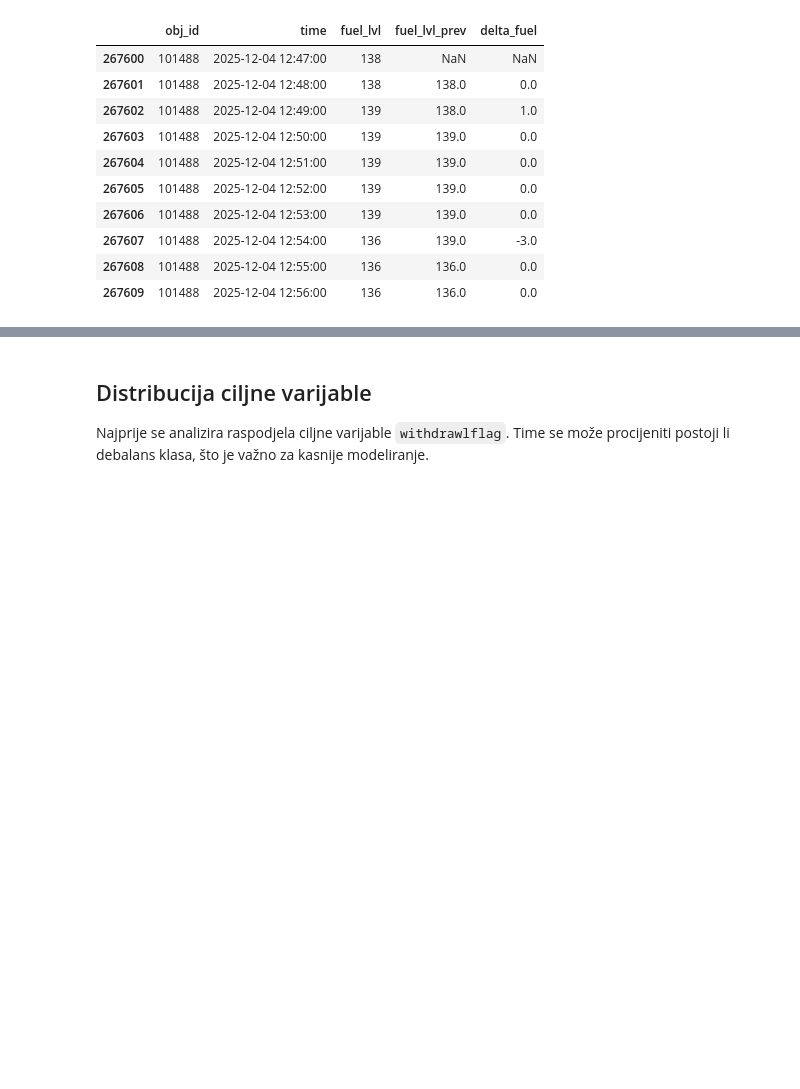
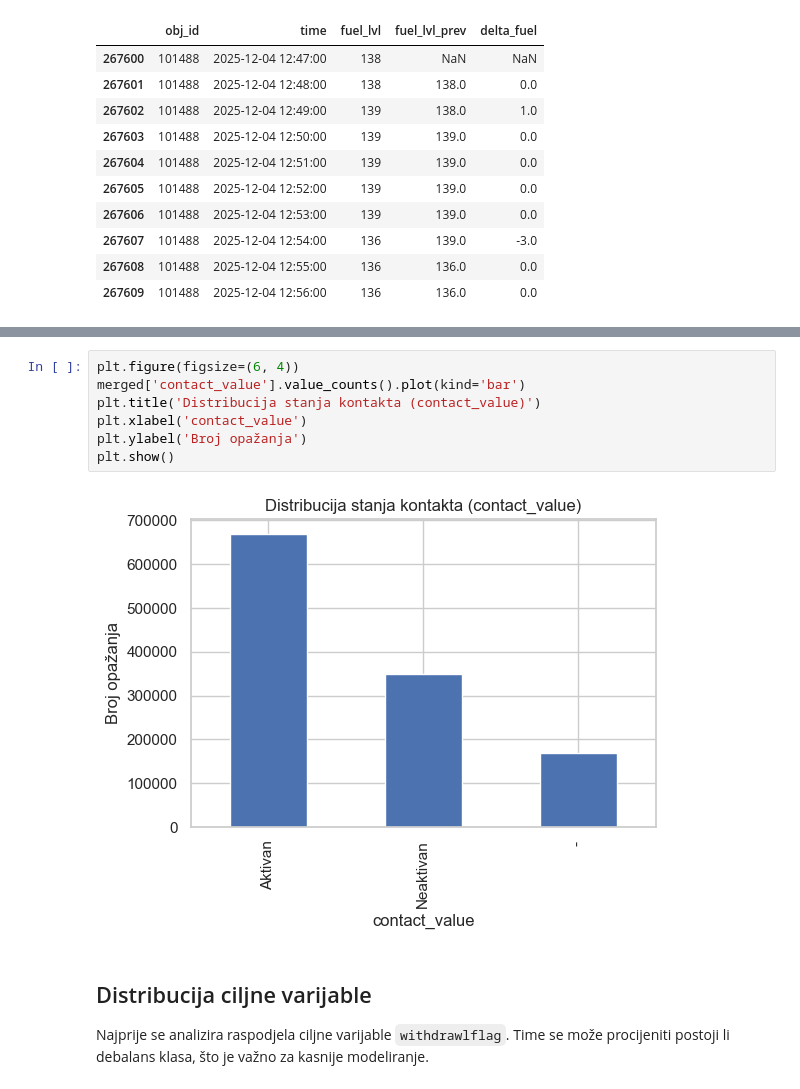
Before and after one commit to Djasek01/sick-fuel-event-detection, a Jupyter notebook: notebooks/2_2_Priprema_vizualuzacija_znacajki-2.ipynb, the cells around one changed output, grey strips where cells are left out. Cells and saved outputs as stored; diff of their text form; blank space fills up the shorter version.

```diff
--- a/notebooks/2_2_Priprema_vizualuzacija_znacajki-2.ipynb
+++ b/notebooks/2_2_Priprema_vizualuzacija_znacajki-2.ipynb
@@ -175,3 +227,12 @@ merged[["obj_id", "time", "fuel_lvl", "fuel_lvl_prev", "delta_fuel"]].head(10)
+# %%
+plt.figure(figsize=(6, 4))
+merged['contact_value'].value_counts().plot(kind='bar')
+plt.title('Distribucija stanja kontakta (contact_value)')
+plt.xlabel('contact_value')
+plt.ylabel('Broj opažanja')
+plt.show()
+# %% [output]
+[figure, added]
 # %% [markdown]
 ## Distribucija ciljne varijable
 
```
Also changed, not shown: parts of 8 cells of this notebook.
